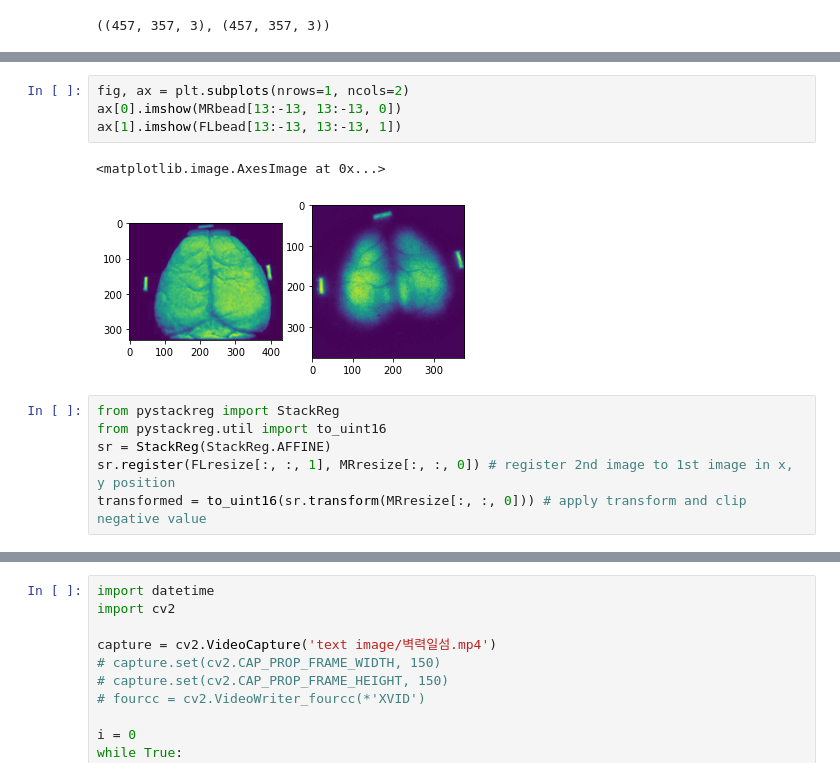
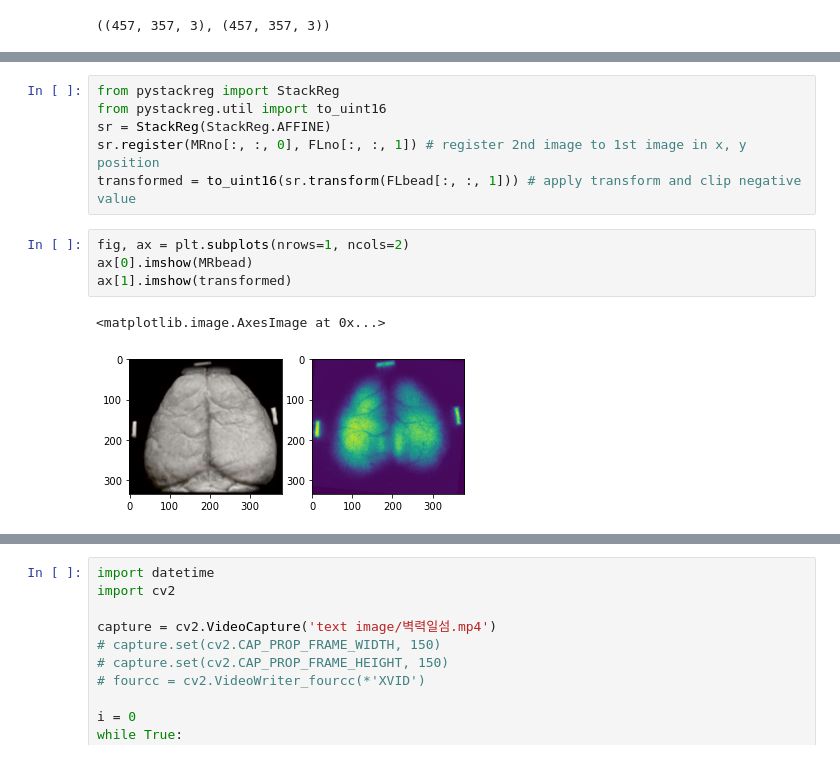
Before and after one commit to Spruce-tone/myelin_registration, a Jupyter notebook: test.ipynb, the cells around one changed output, grey strips where cells are left out. Drawn from its saved outputs; the diff is of its cells as text.

```diff
--- a/test.ipynb
+++ b/test.ipynb
@@ -85,13 +96,13 @@ FLresize.shape, MRresize.shape
+# %%
+from pystackreg import StackReg
+from pystackreg.util import to_uint16
+sr = StackReg(StackReg.AFFINE)
+sr.register(MRno[:, :, 0], FLno[:, :, 1]) # register 2nd image to 1st image in x, y position
+transformed = to_uint16(sr.transform(FLbead[:, :, 1])) # apply transform and clip negative value
 # %%
 fig, ax = plt.subplots(nrows=1, ncols=2)
-ax[0].imshow(MRbead[13:-13, 13:-13, 0])
-ax[1].imshow(FLbead[13:-13, 13:-13, 1])
+ax[0].imshow(MRbead)
+ax[1].imshow(transformed)
 # %% [output]
 <matplotlib.image.AxesImage at 0x...>
-[figure, old version]
+[figure, new version]
-# %%
-from pystackreg import StackReg
-from pystackreg.util import to_uint16
-sr = StackReg(StackReg.AFFINE)
-sr.register(FLresize[:, :, 1], MRresize[:, :, 0]) # register 2nd image to 1st image in x, y position
-transformed = to_uint16(sr.transform(MRresize[:, :, 0])) # apply transform and clip negative value
```
Also changed, not shown: parts of 4 cells of this notebook.
